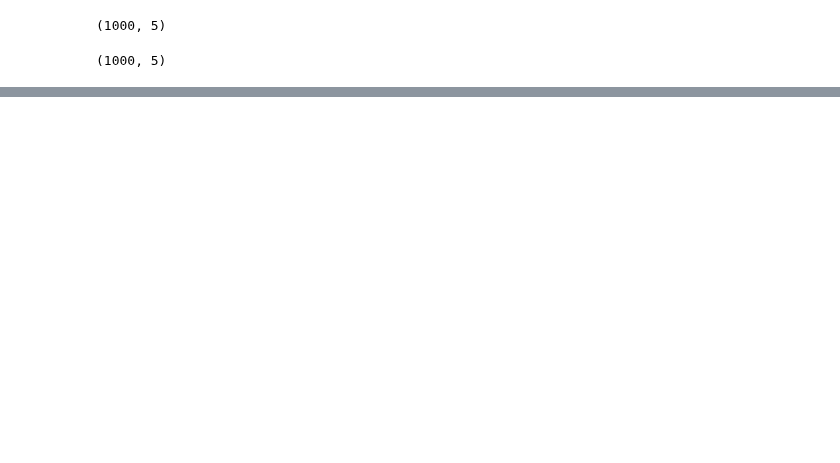
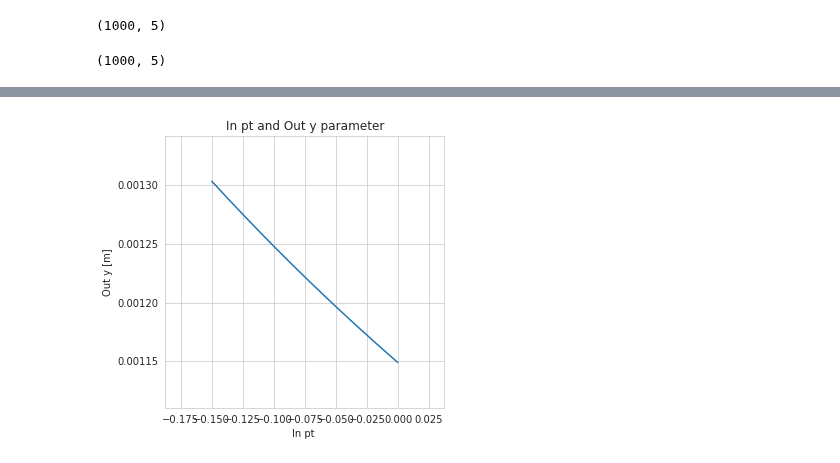
Before and after one commit to mucharafal/optics_generator_python, a Jupyter notebook: notebooks/BeamPlotsApproximator.ipynb, the cells around one changed output, grey strips where cells are left out. Drawn from its saved outputs; the diff is of its cells as text; code cells hidden in the pictures; blank space fills up the shorter version.

```diff
--- a/notebooks/BeamPlotsApproximator.ipynb
+++ b/notebooks/BeamPlotsApproximator.ipynb
@@ -273,0 +323,4 @@ plot("theta y", "x", "In ", "Out ", input_matrix, output_matrix, axes, 1, 1)
+# %%
+plot_one("pt", "y", "In ", "Out ", input_matrix, output_matrix)
+# %% [output]
+[figure, added]
```
Also changed, not shown: parts of 10 cells of this notebook, 46 other files.
